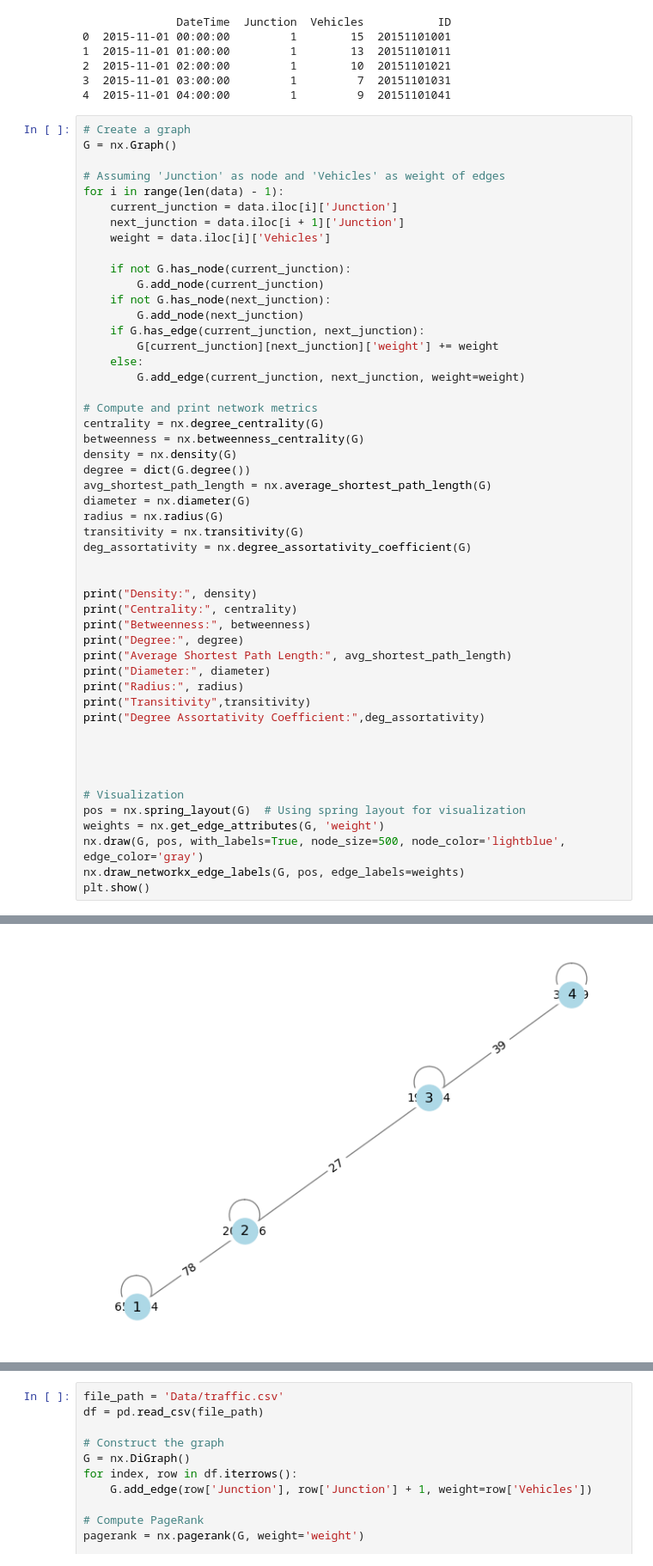
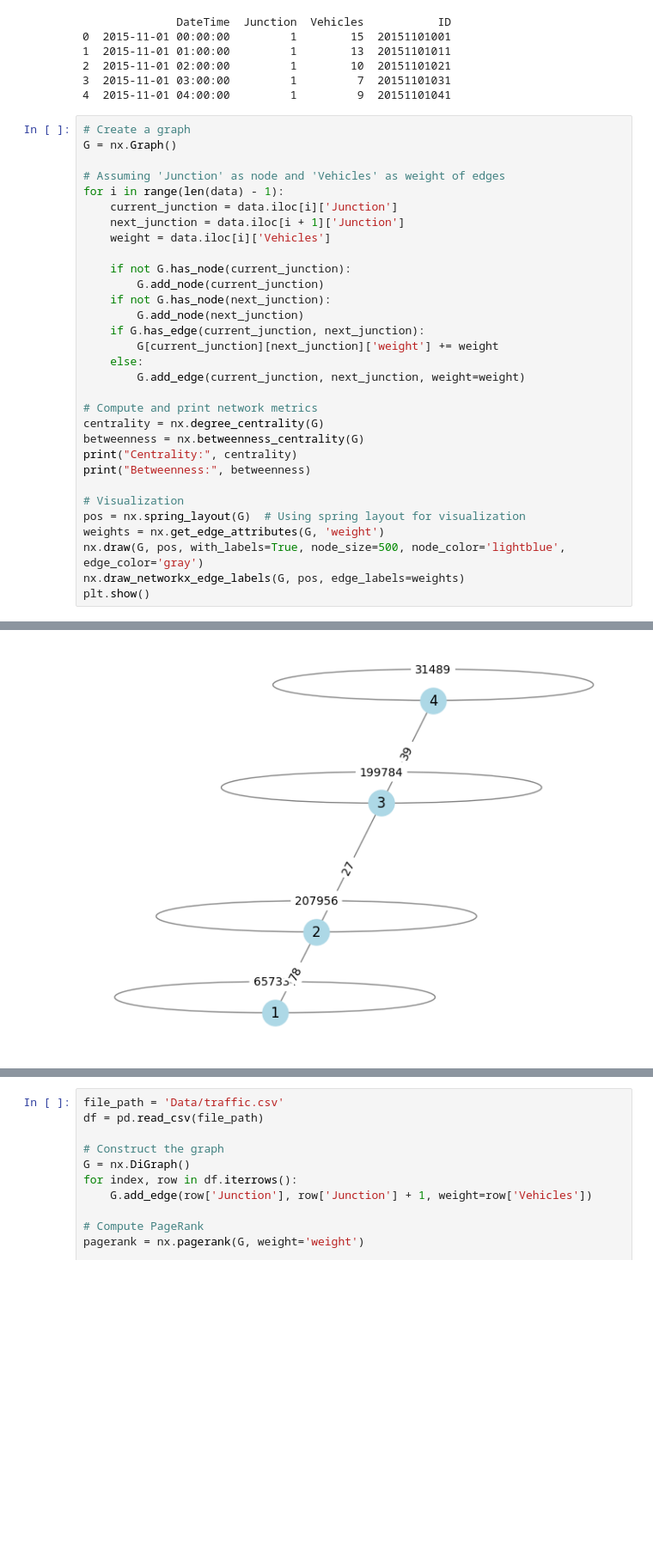
Before and after one commit to NolanPenoyer/DSAN6400, a Jupyter notebook: Project_Code.ipynb, the cells around one changed output, grey strips where cells are left out. Shown: that part at 86% size. Drawn from its saved outputs; the diff is of its cells as text; blank space fills up the shorter version.

```diff
--- a/Project_Code.ipynb
+++ b/Project_Code.ipynb
@@ -57,27 +60,8 @@ for i in range(len(data) - 1):
 # Compute and print network metrics
 centrality = nx.degree_centrality(G)
 betweenness = nx.betweenness_centrality(G)
-density = nx.density(G)
-degree = dict(G.degree())
-avg_shortest_path_length = nx.average_shortest_path_length(G)
-diameter = nx.diameter(G)
-radius = nx.radius(G)
-transitivity = nx.transitivity(G)
-deg_assortativity = nx.degree_assortativity_coefficient(G)
-
-
-print("Density:", density)
 print("Centrality:", centrality)
 print("Betweenness:", betweenness)
-print("Degree:", degree)
-print("Average Shortest Path Length:", avg_shortest_path_length)
-print("Diameter:", diameter)
-print("Radius:", radius)
-print("Transitivity",transitivity)
-print("Degree Assortativity Coefficient:",deg_assortativity)
-
-
-
 
 # Visualization
 pos = nx.spring_layout(G)  # Using spring layout for visualization
@@ -98 +75 @@ Degree Assortativity Coefficient: 0.16666666666665989
-[figure, old version]
+[figure, new version]
```
Also changed, not shown: parts of 7 cells of this notebook, 6 other files.
